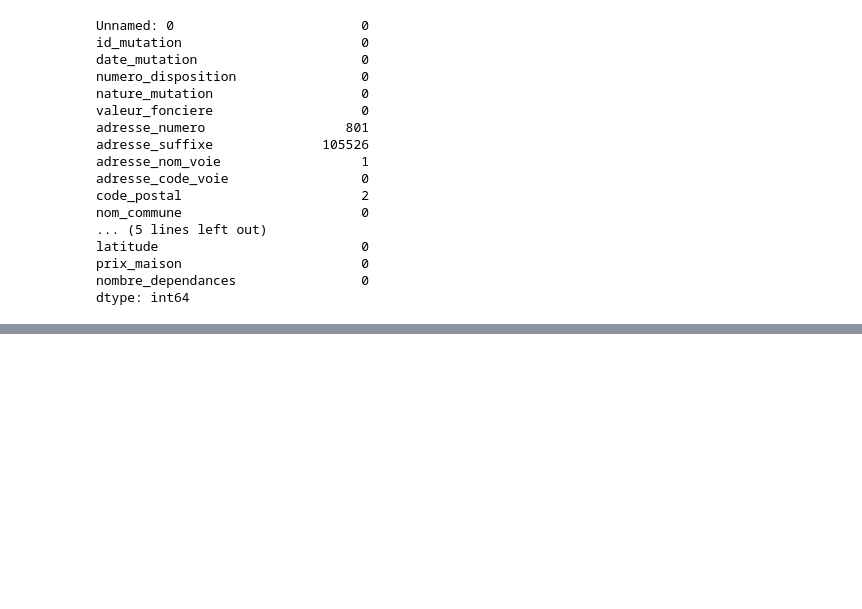
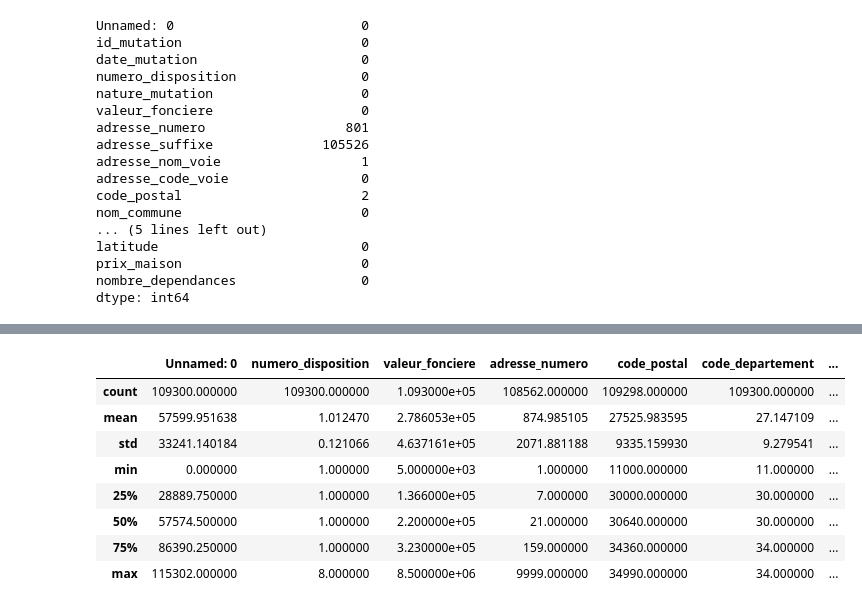
Before and after one commit to ppensier/projet_statapp_inondations, a Jupyter notebook: stat_data.ipynb, the cells around one changed output, grey strips where cells are left out. Saved outputs shown, nothing was run; the diff lists cells and outputs as text; code cells hidden in the pictures; blank space fills up the shorter version.

```diff
--- a/stat_data.ipynb
+++ b/stat_data.ipynb
@@ -245,0 +281,12 @@ visualiser_distributions(df_initial)
+# %%
+statistiques_generales(df_v2)
+# %% [output]
+|  | Unnamed: 0 | numero_disposition | valeur_fonciere | adresse_numero | code_postal | code_departement | ... |
+| count | 109300.000000 | 109300.000000 | 1.093000e+05 | 108562.000000 | 109298.000000 | 109300.000000 | ... |
+| mean | 57599.951638 | 1.012470 | 2.786053e+05 | 874.985105 | 27525.983595 | 27.147109 | ... |
+| std | 33241.140184 | 0.121066 | 4.637161e+05 | 2071.881188 | 9335.159930 | 9.279541 | ... |
+| min | 0.000000 | 1.000000 | 5.000000e+03 | 1.000000 | 11000.000000 | 11.000000 | ... |
+| 25% | 28889.750000 | 1.000000 | 1.366000e+05 | 7.000000 | 30000.000000 | 30.000000 | ... |
+| 50% | 57574.500000 | 1.000000 | 2.200000e+05 | 21.000000 | 30640.000000 | 30.000000 | ... |
+| 75% | 86390.250000 | 1.000000 | 3.230000e+05 | 159.000000 | 34360.000000 | 34.000000 | ... |
+| max | 115302.000000 | 8.000000 | 8.500000e+06 | 9999.000000 | 34990.000000 | 34.000000 | ... |
```
Also changed, not shown: parts of 14 cells of this notebook.
